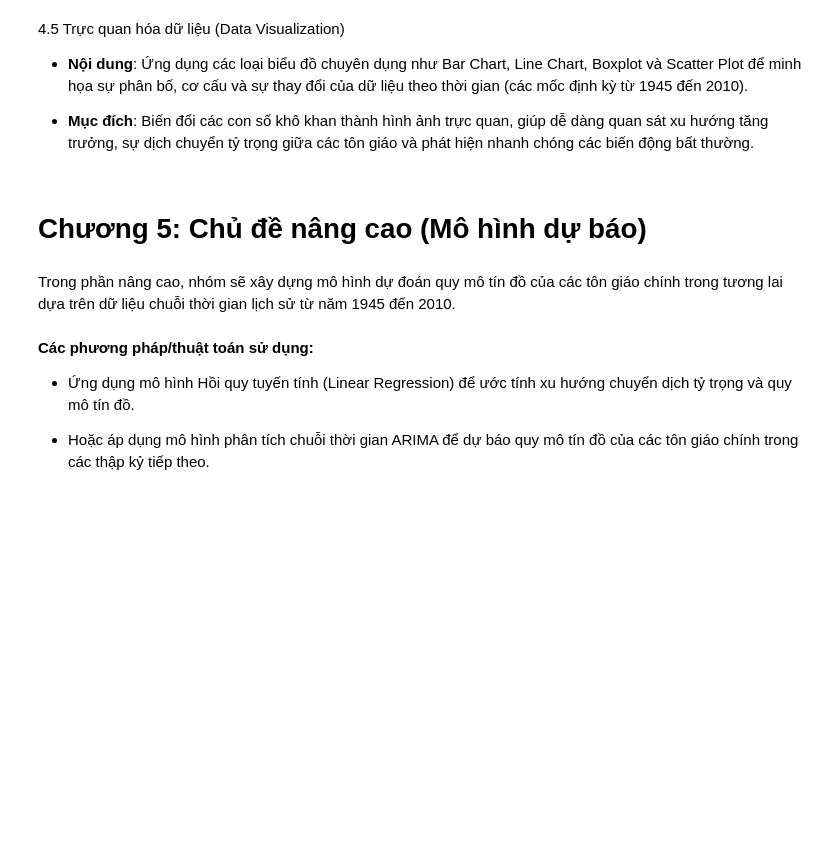
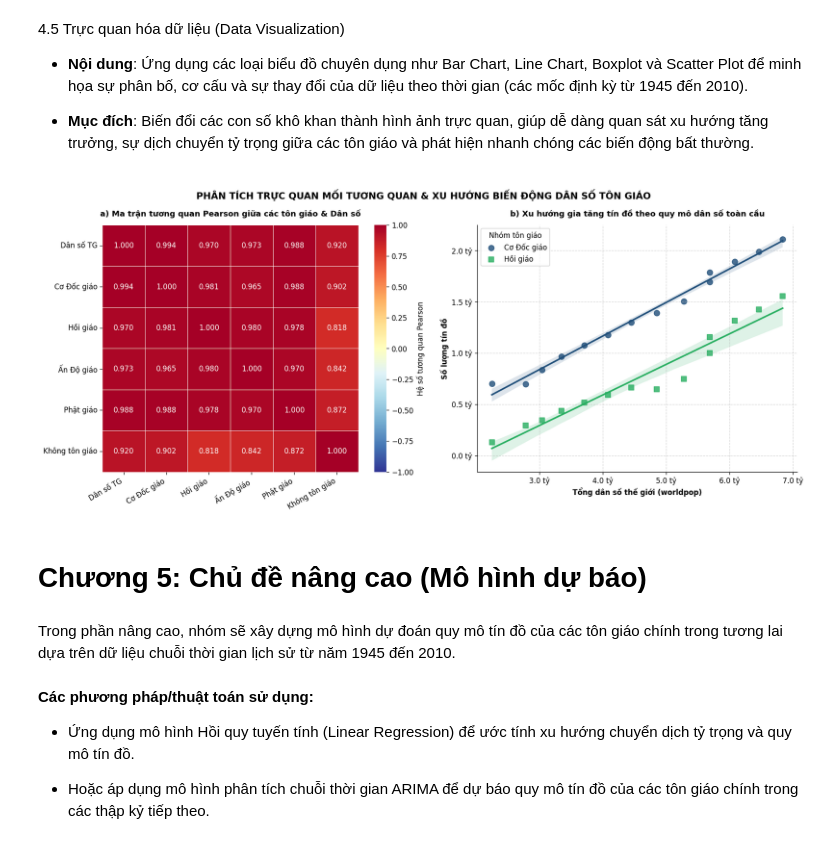
Before and after one commit to 28-TranTrungKien-24174600028/Do_An_1_Nhom_2_3_DHKL18A1HN, a Jupyter notebook: Đồ án 1.ipynb, the cells around one changed output. Cells and saved outputs as stored; diff of their text form; code cells hidden in the pictures; blank space fills up the shorter version.

```diff
--- a/Đồ án 1.ipynb
+++ b/Đồ án 1.ipynb
@@ -1276,6 +1280,104 @@ plt.show()
 *   **Nội dung**: Ứng dụng các loại biểu đồ chuyên dụng như Bar Chart, Line Chart, Boxplot và Scatter Plot để minh họa sự phân bố, cơ cấu và sự thay đổi của dữ liệu theo thời gian (các mốc định kỳ từ 1945 đến 2010).
 
 *   **Mục đích**: Biến đổi các con số khô khan thành hình ảnh trực quan, giúp dễ dàng quan sát xu hướng tăng trưởng, sự dịch chuyển tỷ trọng giữa các tôn giáo và phát hiện nhanh chóng các biến động bất thường.
+# %%
+import pandas as pd
+import numpy as np
+import matplotlib.pyplot as plt
+import seaborn as sns
+import matplotlib.ticker as mt
+
+# Thiết lập cấu hình hiển thị biểu đồ
+plt.rcParams.update({"font.family": "DejaVu Sans", "figure.dpi": 120,
+                      "axes.spines.top": False, "axes.spines.right": False})
+
+# Đảm bảo df_clean đã tồn tại trong session
+if 'df_clean' in globals():
+    df_viz = df_clean.copy()
+else:
+    df_viz = df_stack.copy() if 'df_stack' in globals() else df_line.copy()
+
+# Khai báo các cột chính cần phân tích tương quan
+corr_cols = ['worldpop', 'chrstgen', 'islmgen', 'hindgen', 'budgen', 'nonrelig']
+religion_labels = {
+    'worldpop': 'Dân số TG',
+    'chrstgen': 'Cơ Đốc giáo',
+    'islmgen': 'Hồi giáo',
+    'hindgen': 'Ấn Độ giáo',
+    'budgen': 'Phật giáo',
+    'nonrelig': 'Không tôn giáo'
+}
+
+# Chuẩn hóa kiểu dữ liệu định lượng về dạng số (loại bỏ dấu phẩy)
+for col in corr_cols:
+    if col in df_viz.columns:
+        if df_viz[col].dtype == object:
+            df_viz[col] = df_viz[col].astype(str).str.replace(',', '', regex=False).str.strip()
+        df_viz[col] = pd.to_numeric(df_viz[col], errors='coerce').fillna(0)
+
+# Lọc lấy các dòng dữ liệu hợp lệ và đổi tên cột để hiển thị tiếng Việt
+df_sub = df_viz[corr_cols].rename(columns=religion_labels)
+
+# Khởi tạo khung lưới chứa 2 biểu đồ phân tích chuyên sâu
+fig, axes = plt.subplots(1, 2, figsize=(15, 6.5))
+
+# --- BIỂU ĐỒ 1: HEATMAP MA TRẬN TƯƠNG QUAN ---
+corr_matrix = df_sub.corr(method='pearson')
+sns.heatmap(
+    corr_matrix,
+    annot=True,
+    fmt=".3f",
+    cmap='RdYlBu_r',
+    vmin=-1,
+    vmax=1,
+    linewidths=0.5,
+    linecolor='white',
+    cbar_kws={"label": "Hệ số tương quan Pearson"},
+    ax=axes[0]
+)
+axes[0].set_title("a) Ma trận tương quan Pearson giữa các tôn giáo & Dân số", fontsize=11, fontweight="bold", pad=12)
+axes[0].set_xticklabels(axes[0].get_xticklabels(), rotation=30, ha="right")
+axes[0].set_yticklabels(axes[0].get_yticklabels(), rotation=0)
+
+# --- BIỂU ĐỒ 2: SCATTER PLOT KÈM ĐƯỜNG XU HƯỚNG (HỒI QUY TUYẾN TÍNH) ---
+# Trực quan hóa mối quan hệ giữa tổng dân số thế giới và hai tôn giáo lớn nhất
+sns.regplot(
+    data=df_sub,
+    x='Dân số TG',
+    y='Cơ Đốc giáo',
+    label='Cơ Đốc giáo',
+    color='#1f4e79',
+    marker='o',
+    scatter_kws={'s': 60, 'alpha': 0.8},
+    ax=axes[1]
+)
+sns.regplot(
+    data=df_sub,
+    x='Dân số TG',
+    y='Hồi giáo',
+    label='Hồi giáo',
+    color='#27ae60',
+    marker='s',
+    scatter_kws={'s': 60, 'alpha': 0.8},
+    ax=axes[1]
+)
+
+# Định dạng trục tọa độ thành đơn vị Tỷ người để dễ đọc
+axes[1].xaxis.set_major_formatter(mt.FuncFormatter(lambda v, _: f"{v/1e9:.1f} tỷ"))
+axes[1].yaxis.set_major_formatter(mt.FuncFormatter(lambda v, _: f"{v/1e9:.1f} tỷ"))
+
+axes[1].set_xlabel("Tổng dân số thế giới (worldpop)", fontweight="bold")
+axes[1].set_ylabel("Số lượng tín đồ", fontweight="bold")
+axes[1].set_title("b) Xu hướng gia tăng tín đồ theo quy mô dân số toàn cầu", fontsize=11, fontweight="bold", pad=12)
+axes[1].grid(True, linestyle='--', alpha=0.5)
+axes[1].legend(title="Nhóm tôn giáo", frameon=True, facecolor='white')
+
+plt.suptitle("PHÂN TÍCH TRỰC QUAN MỐI TƯƠNG QUAN & XU HƯỚNG BIẾN ĐỘNG DÂN SỐ TÔN GIÁO", fontsize=13, fontweight="bold", y=0.98)
+plt.tight_layout()
+plt.savefig("hinh_4_5_heatmap_regplot.png", bbox_inches="tight")
+plt.show()
+# %% [output]
+[figure, added]
 # %% [markdown]
 # **Chương 5: Chủ đề nâng cao (Mô hình dự báo)**
 # %% [markdown]
```
Also changed, not shown: parts of 1 cell of this notebook.
